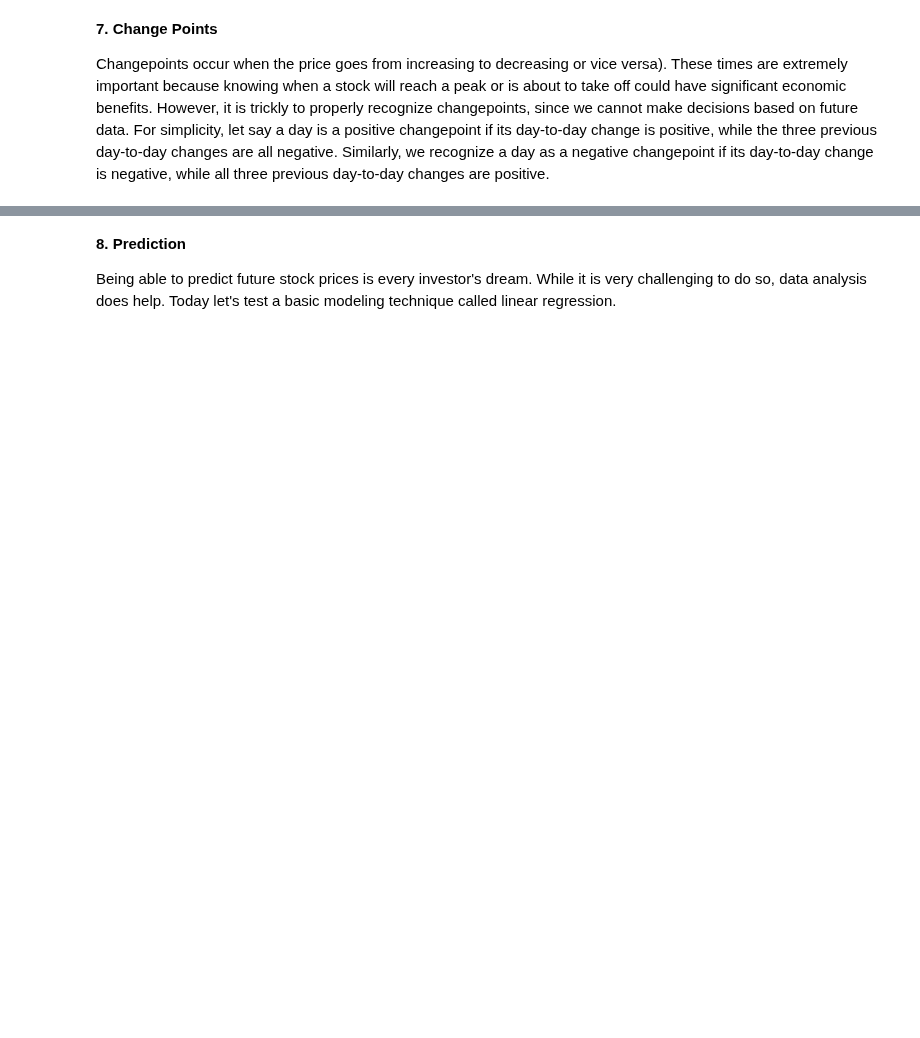
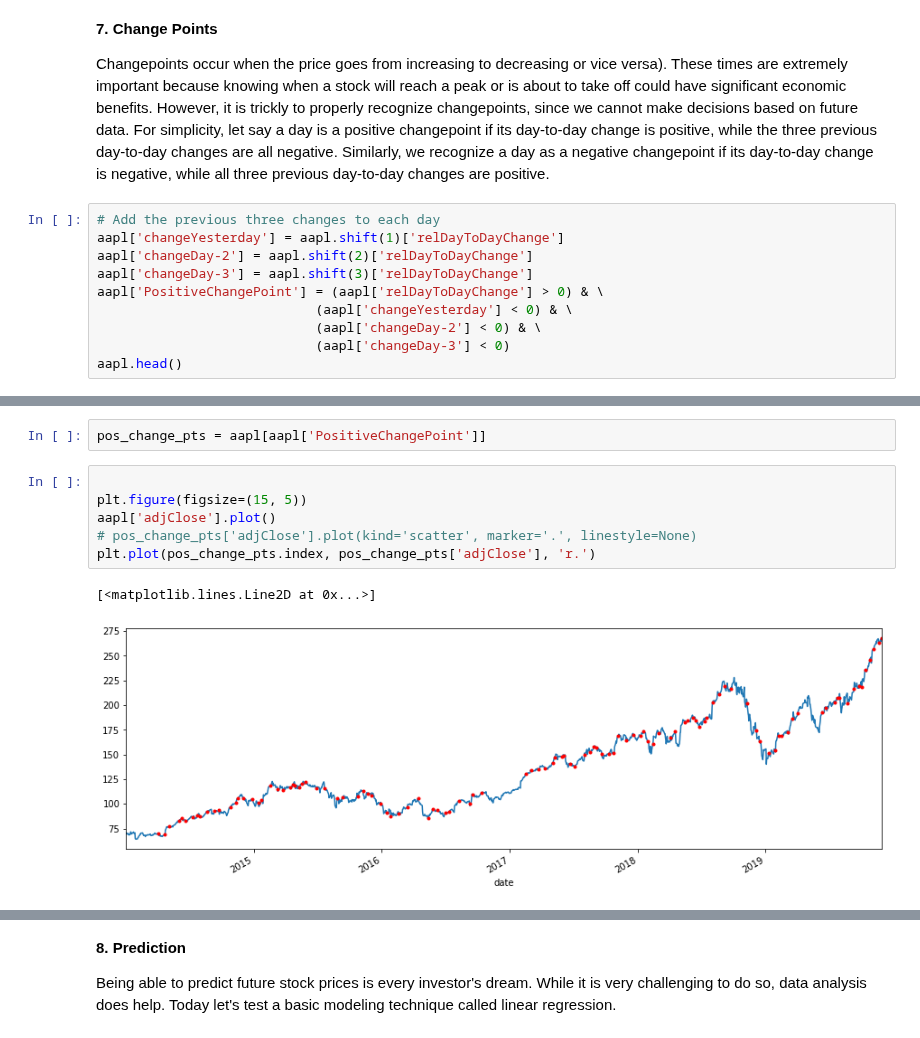
Before and after one commit to esm2000/ds_coursework_python, a Jupyter notebook: cmp_464/week15.ipynb, the cells around one changed output, grey strips where cells are left out. Cells and saved outputs as stored; diff of their text form; blank space fills up the shorter version.

```diff
--- a/cmp_464/week15.ipynb
+++ b/cmp_464/week15.ipynb
@@ -442,3 +531,13 @@ Volatility means the risk of the stock over a period of time. It is often measur
 **7. Change Points**
 
 Changepoints occur when the price goes from increasing to decreasing or vice versa). These times are extremely important because knowing when a stock will reach a peak or is about to take off could have significant economic benefits. However, it is trickly to properly recognize changepoints, since we cannot make decisions based on future data. For simplicity, let say a day is a positive changepoint if its day-to-day change is positive, while the three previous day-to-day changes are all negative. Similarly, we recognize a day as a negative changepoint if its day-to-day change is negative, while all three previous day-to-day changes are positive.
+# %%
+# Add the previous three changes to each day
+aapl['changeYesterday'] = aapl.shift(1)['relDayToDayChange']
+aapl['changeDay-2'] = aapl.shift(2)['relDayToDayChange']
+aapl['changeDay-3'] = aapl.shift(3)['relDayToDayChange']
+aapl['PositiveChangePoint'] = (aapl['relDayToDayChange'] > 0) & \
+                            (aapl['changeYesterday'] < 0) & \
+                            (aapl['changeDay-2'] < 0) & \
+                            (aapl['changeDay-3'] < 0)
+aapl.head()
@@ -444,0 +553,11 @@ Changepoints occur when the price goes from increasing to decreasing or vice ver
+# %%
+pos_change_pts = aapl[aapl['PositiveChangePoint']]
+# %%
+
+plt.figure(figsize=(15, 5))
+aapl['adjClose'].plot()
+# pos_change_pts['adjClose'].plot(kind='scatter', marker='.', linestyle=None)
+plt.plot(pos_change_pts.index, pos_change_pts['adjClose'], 'r.')
+# %% [output]
+[<matplotlib.lines.Line2D at 0x...>]
+[figure, added]
```
Also changed, not shown: parts of 12 cells of this notebook.
